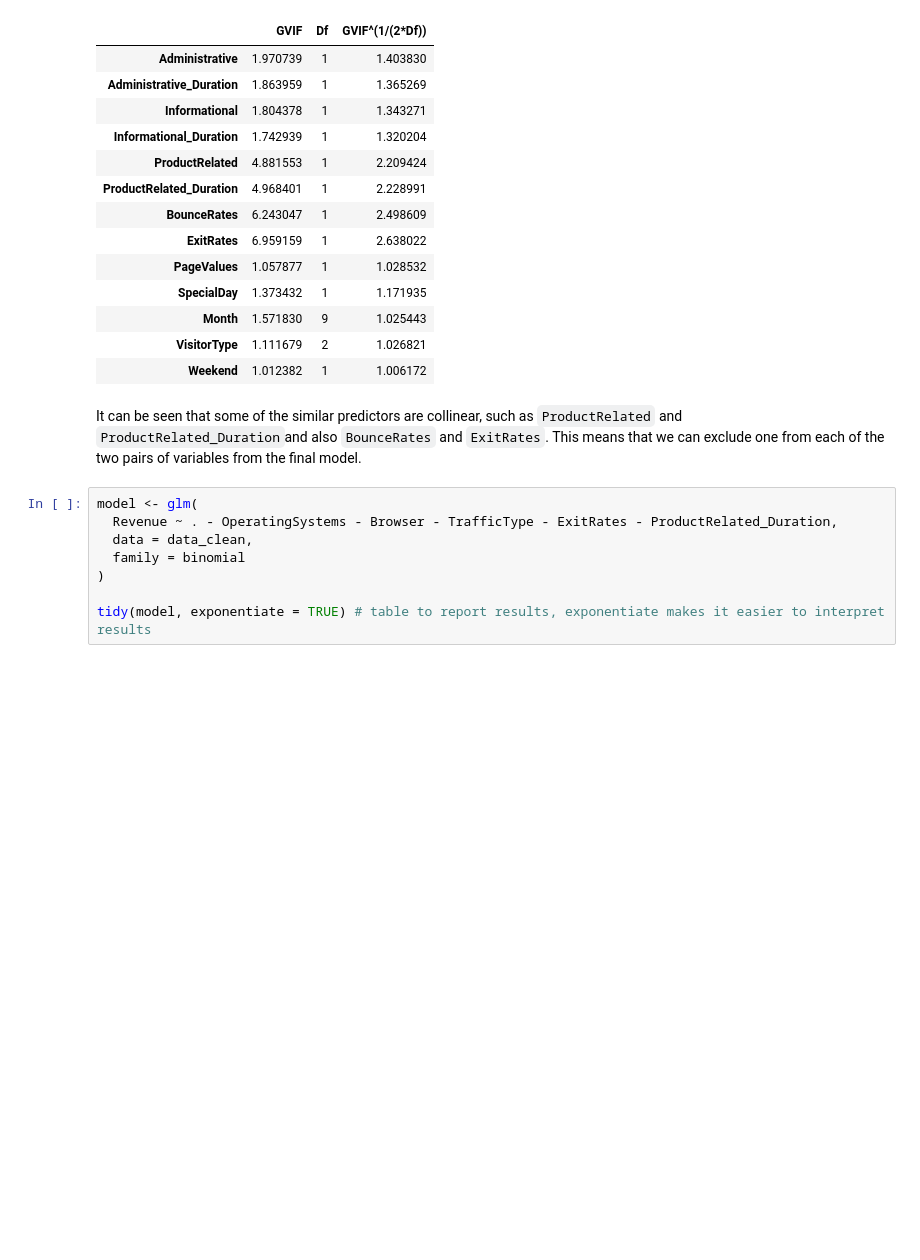
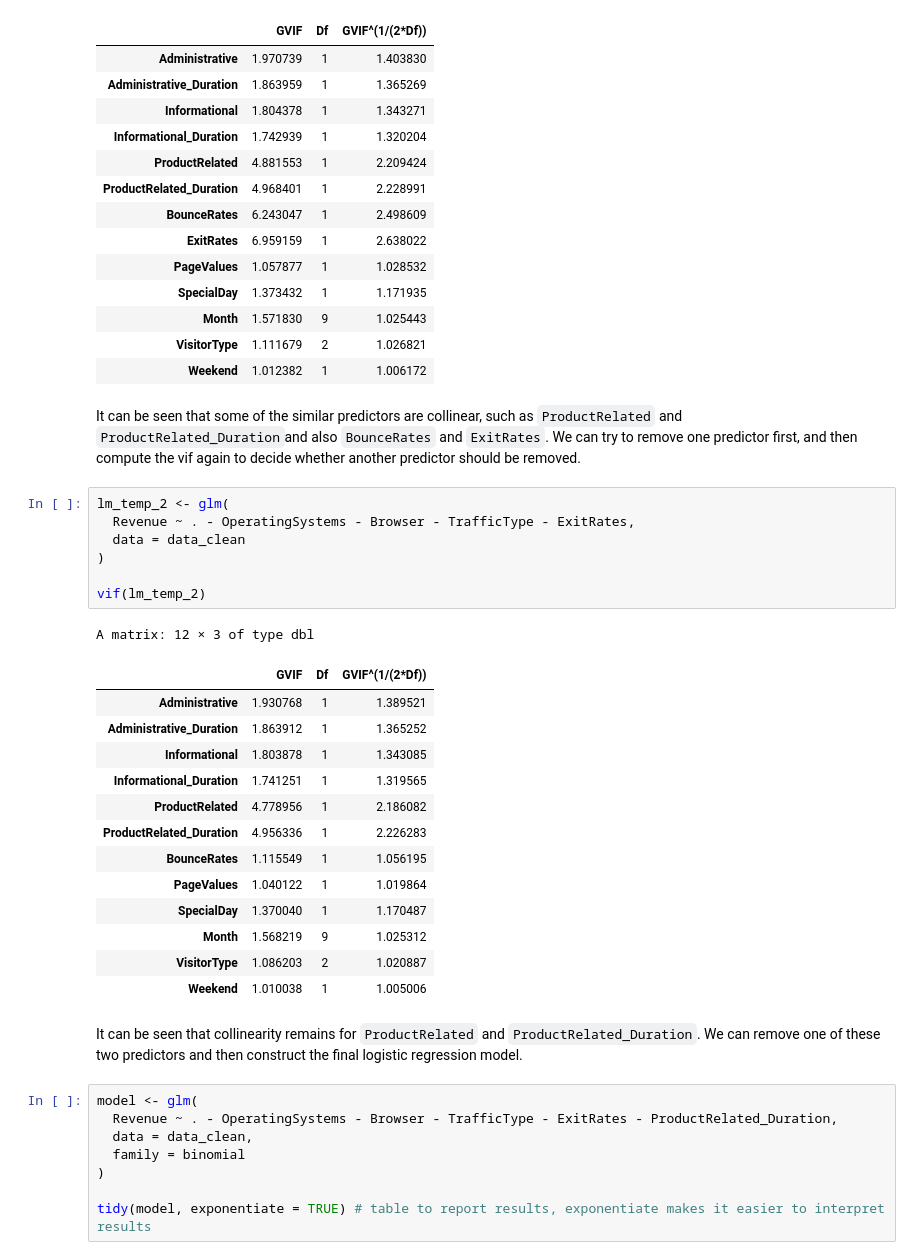
Before and after one commit to Russell-97/STAT-301-Project, a Jupyter notebook: final_report.ipynb, the cells around one changed output. Drawn from its saved outputs; the diff is of its cells as text; blank space fills up the shorter version.

```diff
--- a/final_report.ipynb
+++ b/final_report.ipynb
@@ -189,7 +170,31 @@ A matrix: 13 × 3 of type dbl
 | VisitorType | 1.111679 | 2 | 1.026821 |
 | Weekend | 1.012382 | 1 | 1.006172 |
 # %% [markdown]
-It can be seen that some of the similar predictors are collinear, such as `ProductRelated` and `ProductRelated_Duration`and also `BounceRates` and `ExitRates`. This means that we can exclude one from each of the two pairs of variables from the final model.
+It can be seen that some of the similar predictors are collinear, such as `ProductRelated` and `ProductRelated_Duration`and also `BounceRates` and `ExitRates`. We can try to remove one predictor first, and then compute the vif again to decide whether another predictor should be removed.
+# %%
+lm_temp_2 <- glm(
+  Revenue ~ . - OperatingSystems - Browser - TrafficType - ExitRates,
+  data = data_clean
+)
+
+vif(lm_temp_2)
+# %% [output]
+A matrix: 12 × 3 of type dbl
+|  | GVIF | Df | GVIF^(1/(2*Df)) |
+| Administrative | 1.930768 | 1 | 1.389521 |
+| Administrative_Duration | 1.863912 | 1 | 1.365252 |
+| Informational | 1.803878 | 1 | 1.343085 |
+| Informational_Duration | 1.741251 | 1 | 1.319565 |
+| ProductRelated | 4.778956 | 1 | 2.186082 |
+| ProductRelated_Duration | 4.956336 | 1 | 2.226283 |
+| BounceRates | 1.115549 | 1 | 1.056195 |
+| PageValues | 1.040122 | 1 | 1.019864 |
+| SpecialDay | 1.370040 | 1 | 1.170487 |
+| Month | 1.568219 | 9 | 1.025312 |
+| VisitorType | 1.086203 | 2 | 1.020887 |
+| Weekend | 1.010038 | 1 | 1.005006 |
+# %% [markdown]
+It can be seen that collinearity remains for `ProductRelated` and `ProductRelated_Duration`. We can remove one of these two predictors and then construct the final logistic regression model.
 # %%
 model <- glm(
   Revenue ~ . - OperatingSystems - Browser - TrafficType - ExitRates - ProductRelated_Duration,
```
Also changed, not shown: parts of 6 cells of this notebook.
